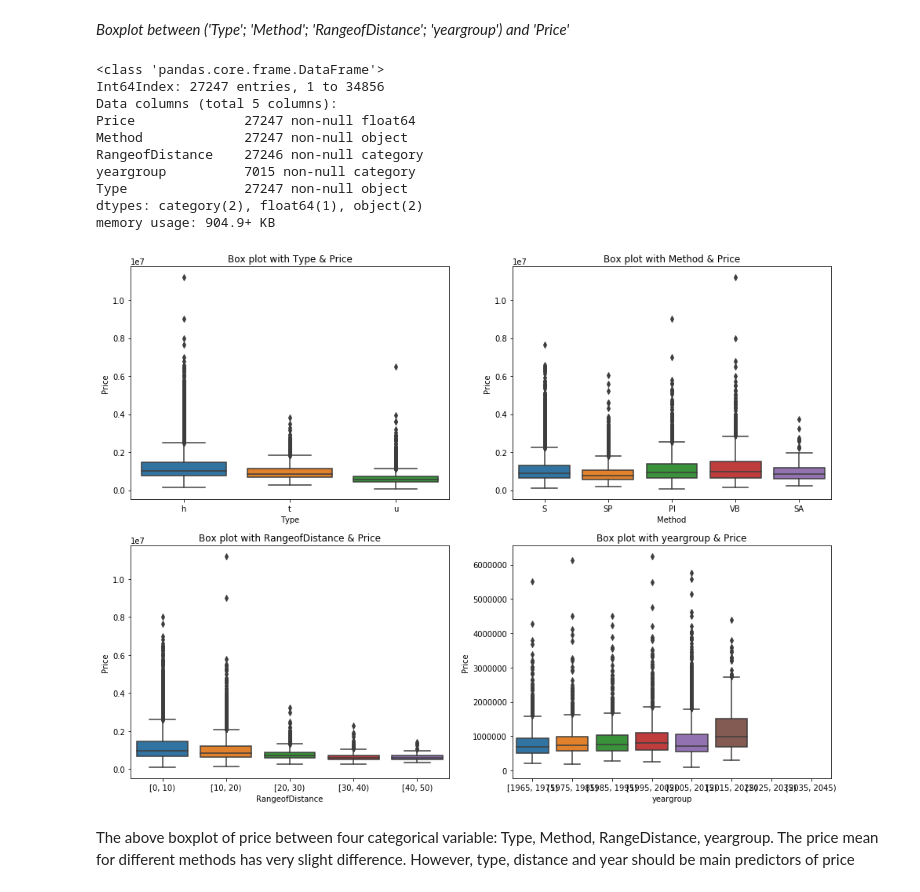
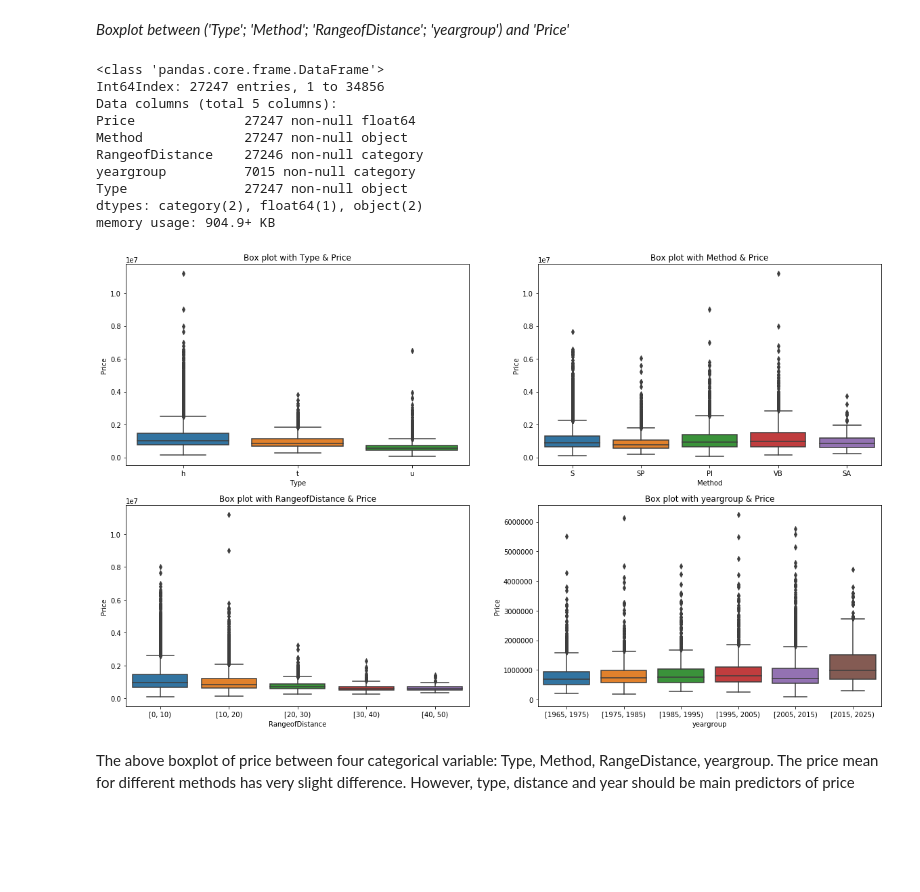
Before and after one commit to HuijunYan93/Data-Enthusiast, a Jupyter notebook: First Final Try.ipynb, the cells around one changed output. Saved outputs shown, nothing was run; the diff lists cells and outputs as text; code cells hidden in the pictures; blank space fills up the shorter version.

```diff
--- a/First Final Try.ipynb
+++ b/First Final Try.ipynb
@@ -259,8 +259,8 @@ plt.show()
 # %% [markdown]
 __Creating a new variable: 'yeargroup'__
 # %%
-# starting with the mean of YearBuilt
-housing["yeargroup"] = pd.cut(housing.YearBuilt,bins=np.arange(1965,2050,10),right=False)
+# starting with the medium of YearBuilt
+housing["yeargroup"] = pd.cut(housing.YearBuilt,bins=np.arange(1965,2030,10),right=False)
 summary = housing.groupby('yeargroup')[["Price"]].mean()
 summary = summary.dropna()
 print(summary)
@@ -525,36 +519,36 @@ _Boxplot between ('Type'; 'Method'; 'RangeofDistance'; 'yeargroup') and 'Price'_
 df = housing.loc[(housing['Price'].isnull() == False),["Price","Method","RangeofDistance","yeargroup","Type"]]
 df.info()
 
-plt.figure(figsize=(16,12))
+plt.figure(figsize=(20,12))
 plt.subplot(2,2,1)
 sns.boxplot(x="Type", y="Price", data = df)
 plt.title("Box plot with Type & Price")
 
 plt.subplot(2,2,2)
 sns.boxplot(x="Method", y="Price", data = df)
 plt.title("Box plot with Method & Price")
 
 plt.subplot(2,2,3)
 sns.boxplot(x="RangeofDistance", y="Price", data = df)
 plt.title("Box plot with RangeofDistance & Price")
 
 plt.subplot(2,2,4)
 sns.boxplot(x="yeargroup", y="Price", data = df)
 plt.title("Box plot with yeargroup & Price")
 
 plt.show()
 # %% [output]
 <class 'pandas.core.frame.DataFrame'>
 Int64Index: 27247 entries, 1 to 34856
 Data columns (total 5 columns):
 Price              27247 non-null float64
 Method             27247 non-null object
 RangeofDistance    27246 non-null category
 yeargroup          7015 non-null category
 Type               27247 non-null object
 dtypes: category(2), float64(1), object(2)
 memory usage: 904.9+ KB
-[figure, old version]
+[figure, new version]
 # %% [markdown]
 The above boxplot of price between four categorical variable: Type, Method, RangeDistance, yeargroup.
 The price mean for different methods has very slight difference. However, type, distance and year should be main predictors of price
```
Also changed, not shown: parts of 13 cells of this notebook.
